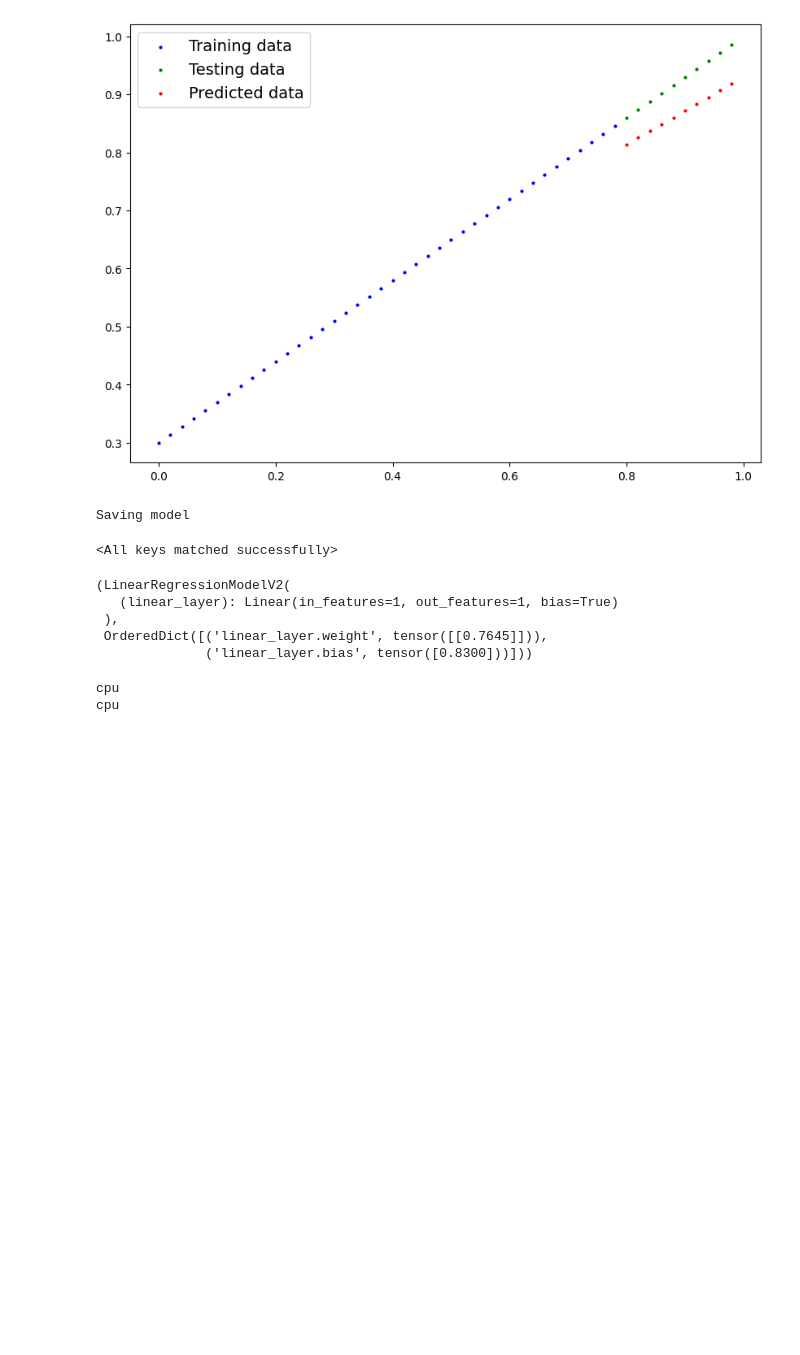
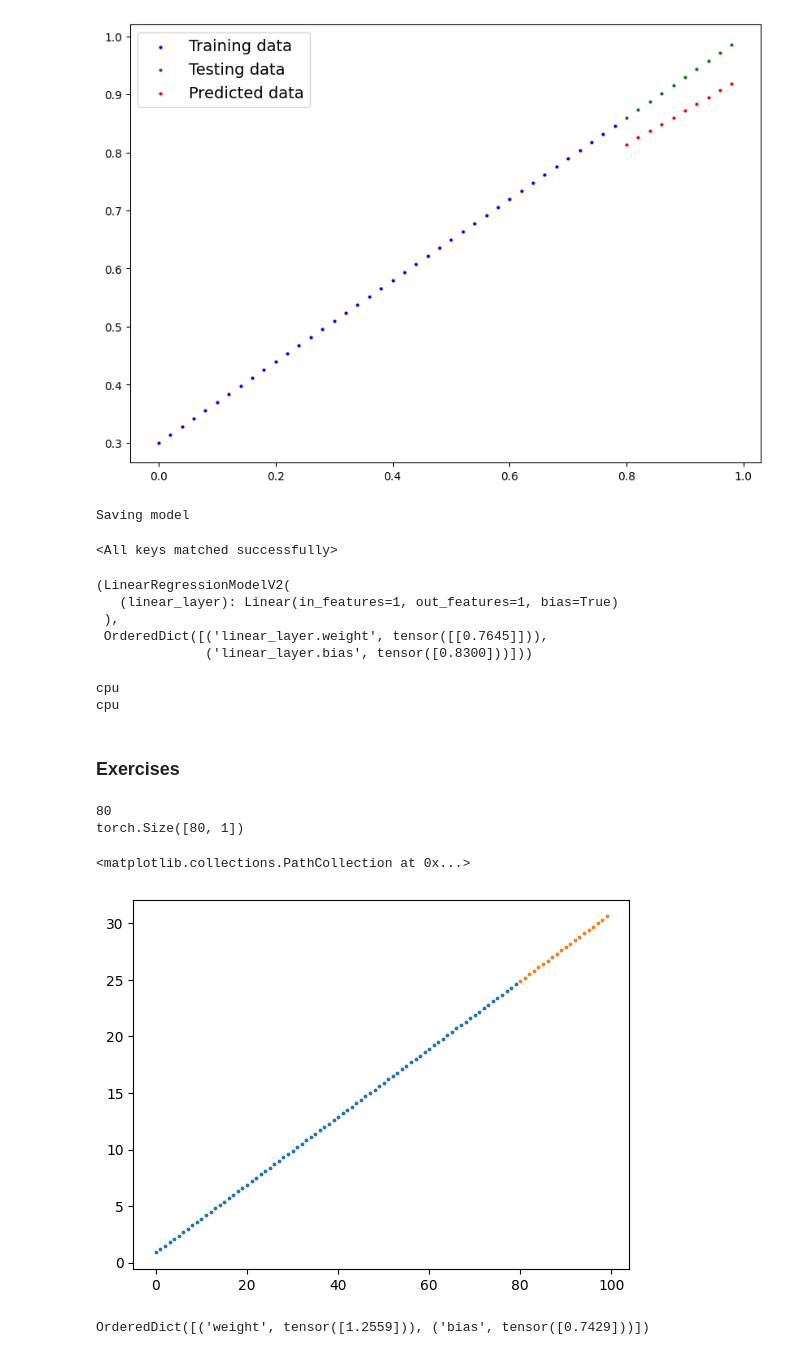
Before and after one commit to akshayavb99/pytorch-examples, a Jupyter notebook: zero-to-mastery-pytorch/01_pytorch_workflow_fundamentals.ipynb, the cells around one changed output. Saved outputs shown, nothing was run; the diff lists cells and outputs as text; code cells hidden in the pictures; blank space fills up the shorter version.

```diff
--- a/zero-to-mastery-pytorch/01_pytorch_workflow_fundamentals.ipynb
+++ b/zero-to-mastery-pytorch/01_pytorch_workflow_fundamentals.ipynb
@@ -313,3 +303,38 @@ print(next(model2.parameters()).device)
 # %% [output]
 cpu
 cpu
+# %% [markdown]
+### Exercises
+# %%
+#1. Create a straight line dataset using the linear regression formula (weight * X + bias).
+
+weight, bias = 0.3,0.9
+X = torch.arange(0,100,1).unsqueeze(dim=1)
+y = weight*X+bias
+train_split=int(0.8*len(X))
+print(train_split)
+X_train,y_train = X[:train_split],y[:train_split]
+X_test,y_test = X[train_split:],y[train_split:]
+print(X_train.shape)
+plt.scatter(X_train,y_train,label="Training data",s=3)
+plt.scatter(X_test,y_test,label="Testing data",s=3)
+# %% [output]
+80
+torch.Size([80, 1])
+<matplotlib.collections.PathCollection at 0x...>
+[figure, added]
+# %%
+#2. Build PyTorch module by subclassing nn.Module
+class sampleClass (nn.Module):
+  def __init__(self):
+    super().__init__()
+    self.weight = nn.Parameter(torch.randn(1,dtype=torch.float),requires_grad=True)
+    self.bias = nn.Parameter(torch.randn(1,dtype=torch.float),requires_grad=True)
+
+  def forward(self,x: torch.Tensor) -> torch.Tensor:
+    return self.weight * x + self.bias
+
+smpcls = sampleClass()
+smpcls.state_dict()
+# %% [output]
+OrderedDict([('weight', tensor([1.2559])), ('bias', tensor([0.7429]))])
```
Also changed, not shown: parts of 4 cells of this notebook.
